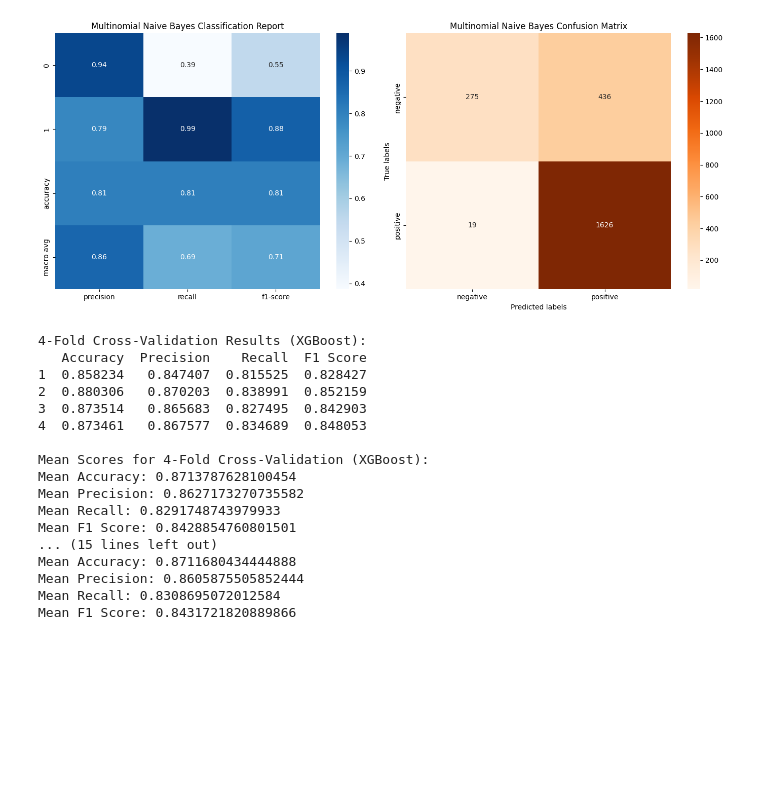
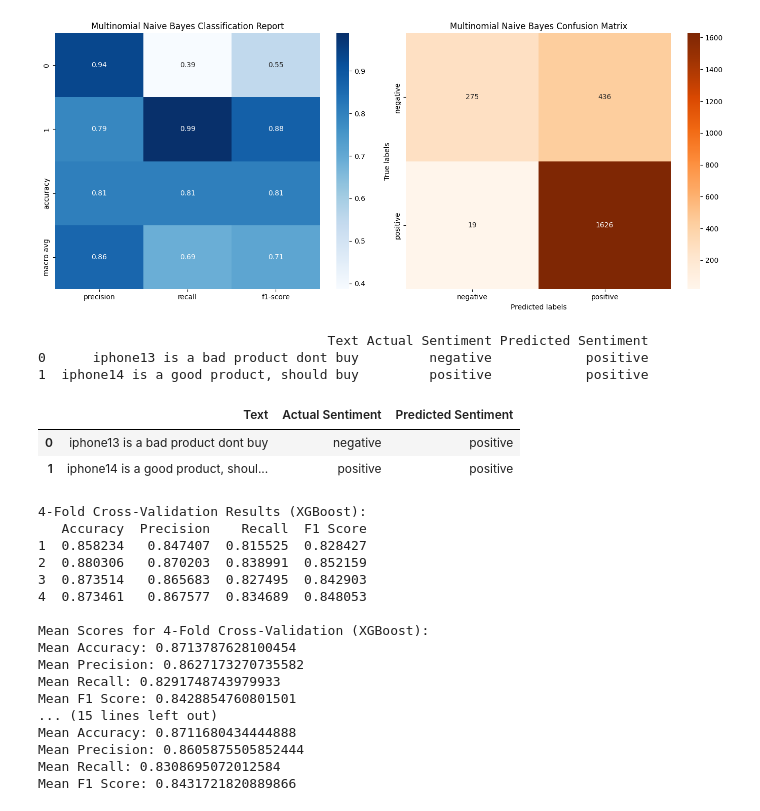
Before and after one commit to nafizfouad/BizNLP-A-Way-to-Change-the-Face-of-Business, a Jupyter notebook: BizNLP_Main.ipynb, the cells around one changed output. Saved outputs shown, nothing was run; the diff lists cells and outputs as text; code cells hidden in the pictures; blank space fills up the shorter version.

```diff
--- a/BizNLP_Main.ipynb
+++ b/BizNLP_Main.ipynb
@@ -1831,17 +1895,41 @@ plt.tight_layout()
 plt.show()
 # %% [output]
 [figure]
-# %%
-#31 nb sample testing
-# testing the model with sample 'Negative' review
-demo_review = np.array(['Poor quality. Faulty device.'])
-demo_review_X_test = tvec.transform(demo_review)
-print(nb.predict(demo_review_X_test))
-
-# testing the model with sample 'Positive' review
-demo_review_2 = np.array(['Best product.'])
-demo_review_X_test_2 = tvec.transform(demo_review_2)
-print(nb.predict(demo_review_X_test_2))
+# %%
+# Section 31: nb Sample Testing
+
+# Sample reviews for testing
+demo_reviews = [
+    {"text": 'iphone13 is a bad product dont buy', "actual_sentiment": "negative"},
+    {"text": 'iphone14 is a good product, should buy', "actual_sentiment": "positive"}
+]
+
+# List to store results
+results = []
+
+# Perform predictions
+for review in demo_reviews:
+    demo_review_X_test = tvec.transform([review["text"]])
+    predicted_sentiment = nb.predict(demo_review_X_test)[0]
+    predicted_sentiment_label = "positive" if predicted_sentiment == 1 else "negative"
+    results.append([review["text"], review["actual_sentiment"], predicted_sentiment_label])
+
+# Convert results to DataFrame
+results_df = pd.DataFrame(results, columns=["Text", "Actual Sentiment", "Predicted Sentiment"])
+
+# Print the results table
+print(results_df)
+
+# Display the table
+from IPython.display import display
+display(results_df)
+# %% [output]
+                                     Text Actual Sentiment Predicted Sentiment
+0      iphone13 is a bad product dont buy         negative            positive
+1  iphone14 is a good product, should buy         positive            positive
+|  | Text | Actual Sentiment | Predicted Sentiment |
+| 0 | iphone13 is a bad product dont buy | negative | positive |
+| 1 | iphone14 is a good product, shoul... | positive | positive |
 # %%
 #32 xgboost training
 
```
Also changed, not shown: parts of 8 cells of this notebook.
